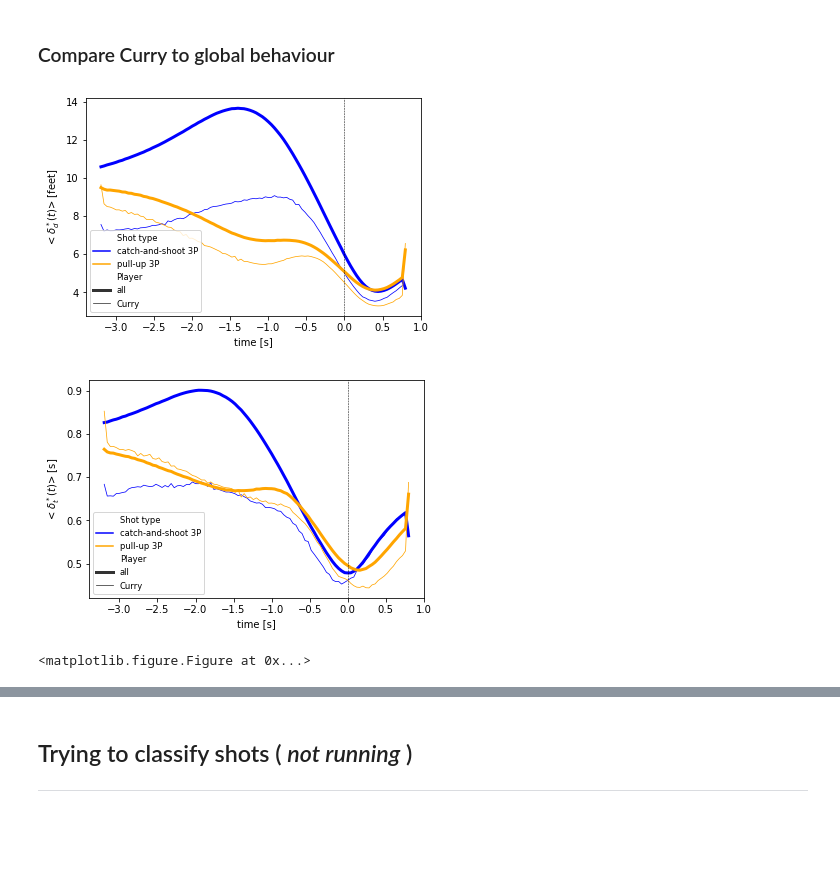
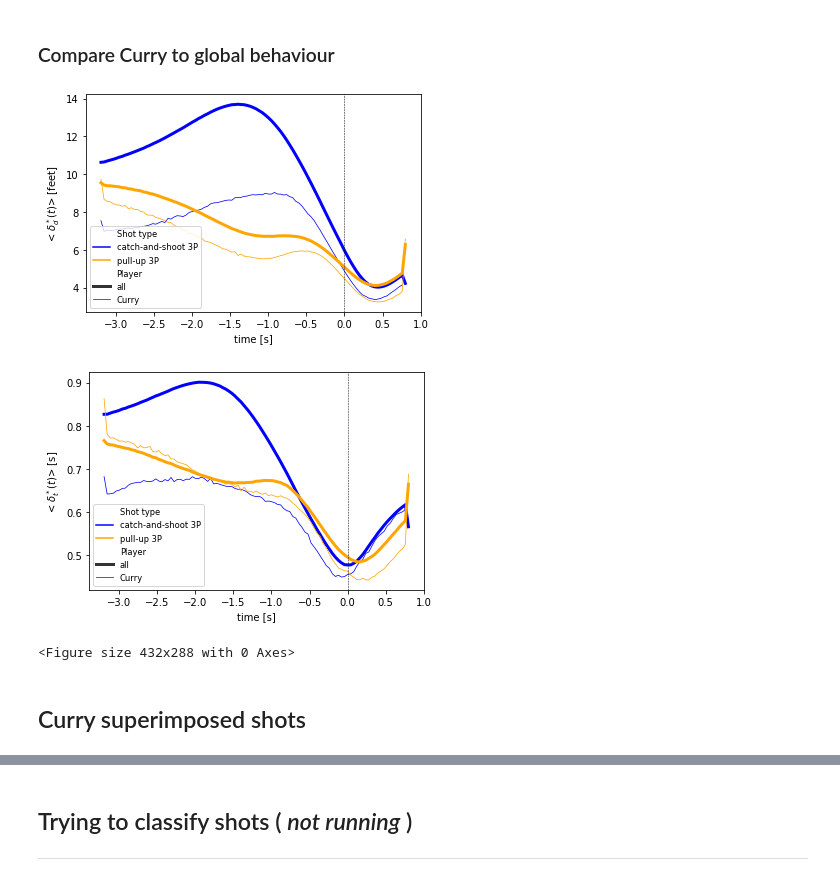
Before and after one commit to AmigoCap/MecaSportCo, a Jupyter notebook: 4_Free_space_and_3-points_efficiency.ipynb, the cells around one changed output, grey strips where cells are left out. Cells and saved outputs as stored; diff of their text form; code cells hidden in the pictures; blank space fills up the shorter version.

```diff
--- a/4_Free_space_and_3-points_efficiency.ipynb
+++ b/4_Free_space_and_3-points_efficiency.ipynb
@@ -255,0 +287,3 @@ percentage of pull-up success: 38.285714285714285
+# %%
+df_curry=df.query('player_id==201939').copy()
+averaged_evolution(df_curry)
@@ -262,4 +304,3 @@ averaged_evolution(df_curry,sd='sd')
 # %%
-df_curry['Shot type']=df_curry.apply(shot_type,axis=1)
 averaged_evolution(df_curry,palette=['blue','orange'],hue='Shot type')
 # %% [output]
@@ -275,4 +316,4 @@ averaged_evolution(df_curry,palette=['blue','orange'],hue='Shot type',sd='sd')
 # %%
-df_curry['Shot result']=df_curry.apply(shot_result,axis=1)
+#df_curry['Shot result']=df_curry.apply(shot_result,axis=1)
 averaged_evolution(df_curry,palette=['blue','orange'],hue='Shot type',style='Shot result')
 # %% [output]
@@ -282,7 +323,7 @@ averaged_evolution(df_curry,palette=['blue','orange'],hue='Shot type',style='Sho
 # %% [markdown]
 ### Compare Curry to global behaviour
 # %%
-def averaged_evolution(df,df_curry,sd=None,hue=None,palette=['blue'],style=None,size=None):
+def averaged_evolution_two_df(df,df_curry,sd=None,hue=None,palette=['blue'],style=None,size=None):
 
     ## rename columns to have good labels ##
     df2=pd.concat([df,df_curry],ignore_index=True)
@@ -304,8 +345,10 @@ def averaged_evolution(df,df_curry,sd=None,hue=None,palette=['blue'],style=None,
     plt.show()
     plt.clf()
 # %%
-averaged_evolution(df,df_curry,sd=None,hue='Shot type',palette=['blue','orange'],style=None,size='Player')
+averaged_evolution_two_df(df,df_curry,sd=None,hue='Shot type',palette=['blue','orange'],style=None,size='Player')
 # %% [output]
-[figure, old version]
+[figure, new version]
-[figure, old version]
+[figure, new version]
-<matplotlib.figure.Figure at 0x...>
+<Figure size 432x288 with 0 Axes>
+# %% [markdown]
+## Curry superimposed shots
```
Also changed, not shown: parts of 69 cells of this notebook, 1 other file.
